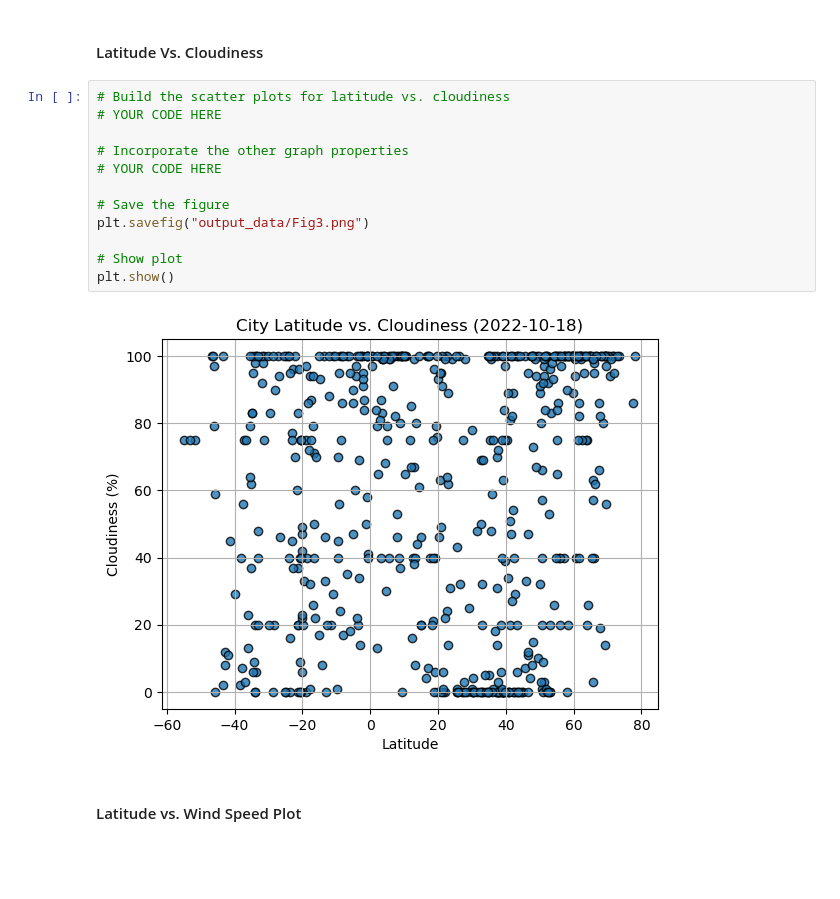
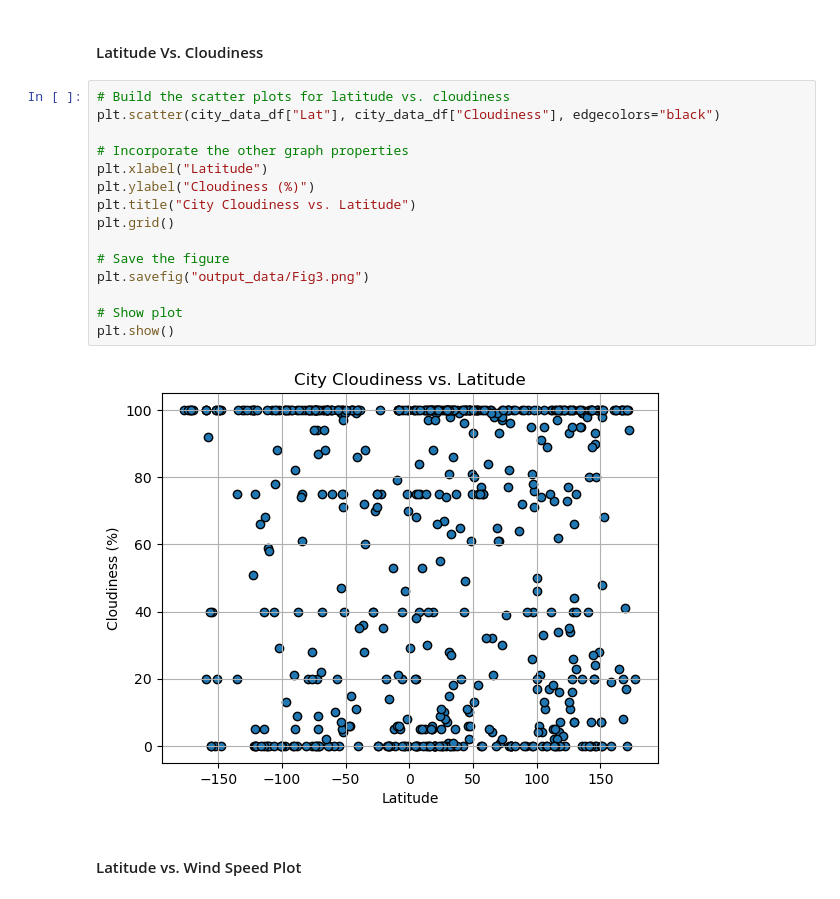
Before and after one commit to smepps1989/python-api-challenge, a Jupyter notebook: WeatherPy/WeatherPy.ipynb, the cells around one changed output. Saved outputs shown, nothing was run; the diff lists cells and outputs as text; blank space fills up the shorter version.

```diff
--- a/WeatherPy/WeatherPy.ipynb
+++ b/WeatherPy/WeatherPy.ipynb
@@ -202,18 +226,21 @@ plt.show()
 #### Latitude Vs. Cloudiness
 # %%
 # Build the scatter plots for latitude vs. cloudiness
-# YOUR CODE HERE
+plt.scatter(city_data_df["Lat"], city_data_df["Cloudiness"], edgecolors="black")
 
 # Incorporate the other graph properties
-# YOUR CODE HERE
+plt.xlabel("Latitude")
+plt.ylabel("Cloudiness (%)")
+plt.title("City Cloudiness vs. Latitude")
+plt.grid()
 
 # Save the figure
 plt.savefig("output_data/Fig3.png")
 
 # Show plot
 plt.show()
 # %% [output]
-[figure, old version]
+[figure, new version]
 # %% [markdown]
 #### Latitude vs. Wind Speed Plot
 # %%
```
Also changed, not shown: parts of 7 cells of this notebook, 4 other files.
